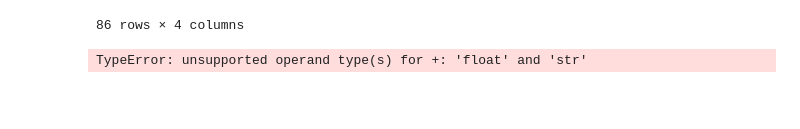
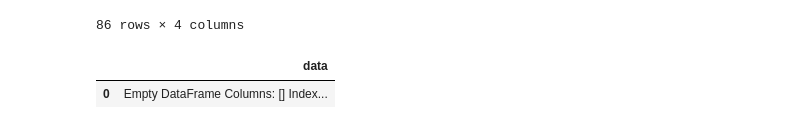
Before and after one commit to brieflywriting/project, a Jupyter notebook: pyscripts/pandastest.ipynb, the cells around one changed output. Cells and saved outputs as stored; diff of their text form; code cells hidden in the pictures; blank space fills up the shorter version.

```diff
--- a/pyscripts/pandastest.ipynb
+++ b/pyscripts/pandastest.ipynb
@@ -6,8 +6,9 @@ import scipy
 from scipy import stats
 import subprocess
 pd.options.display.max_columns = None
-pd.options.display.max_rows=None
+
 
 from tkinter import Tk
+
 from tkinter.filedialog import askopenfilename
 # %%
@@ -34,7 +37,9 @@ dwellings
 | 329 | Москва | 4504222397630173 | 4504235312032054 | 37.556561 | 55.606439 | 117593 | NaN | Жилой дом | Жилые дома | ... |
 330 rows × 25 columns
 # %%
+_filename_poi='Data/POI_Задача2.csv'
 Tk().withdraw() # we don't want a full GUI, so keep the root window from appearing
-_filename_poi = askopenfilename() # show an "Open" dialog box and return the path to the selected file
+if askopenfilename()!='':
+    _filename_poi = askopenfilename() # show an "Open" dialog box and return the path to the selected file
 print(_filename_poi)
 # %% [output]
@@ -62,5 +68,7 @@ poi_sorted
 # %%
+_filename_rubrics='Data/Рубрики_Россия_01.20.csv'
 Tk().withdraw() # we don't want a full GUI, so keep the root window from appearing
-_filename_rubrics = askopenfilename() # show an "Open" dialog box and return the path to the selected file
+if askopenfilename()!='':
+    _filename_rubrics = askopenfilename() # show an "Open" dialog box and return the path to the selected file
 print(_filename_rubrics)
 # %% [output]
@@ -85,22 +93,24 @@ rubrics
 # %%
 
 d = {'data': [pd.DataFrame()]}
-df = pd.DataFrame(data=d)
+newDatasets = pd.DataFrame(data=d)
 
-for i in range(len(poi_sorted)-1):
-    for j in range(i+1, len(poi_sorted)):
-        if poi_sorted['Rubric'][i] == poi_sorted['Rubric'][j]:
-            df['data'].add(poi_sorted.iloc[j])
-
-
-
-
+for i in range(len(rubrics)-1):
+    newDataset = pd.DataFrame();
+    for j in range(len(poi_sorted)):
+        s = "|" + poi_sorted['Rubric'][j] + "|";
+        if "|" + rubrics['Рубрика'][i] + "|" in s:
+            newDataset.add(poi_sorted['Rubric'][j]);
+    newDatasets.add(newDataset)
 
 
 #my_report = sweetviz.compare([citizens, "Train"], [poi, "Test"], "Survived")
 #my_report.show_html("Report.html")
-# %% [output]
-TypeError: unsupported operand type(s) for +: 'float' and 'str'
+# %%
+newDatasets
+# %% [output]
+|  | data |
+| 0 | Empty DataFrame Columns: [] Index... |
 # %%
 
 
```
Also changed, not shown: parts of 7 cells of this notebook, 46 other files.
